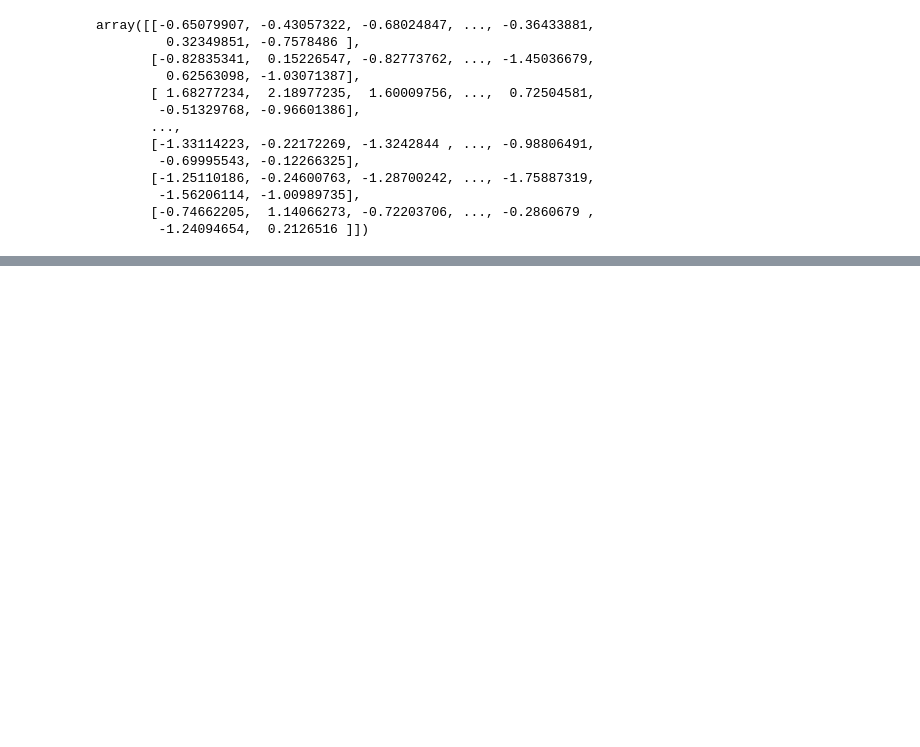
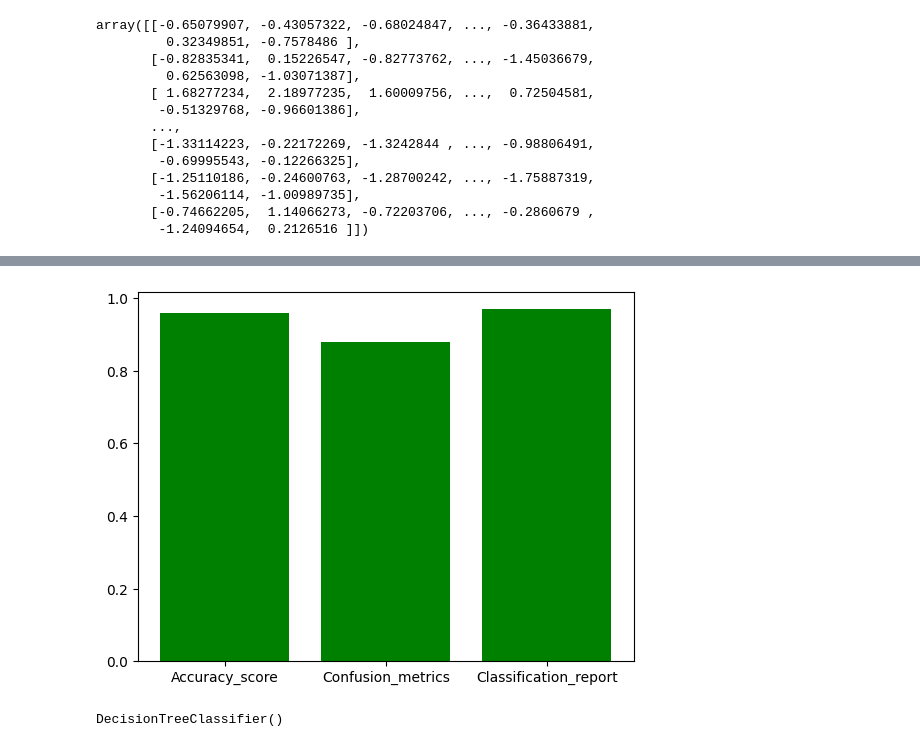
Before and after one commit to Shamiso-Tirivanhu/Breast-Cancer-Detection-Using-Python-Machine-learning-, a Jupyter notebook: Breast_Cancer_Detection_Using_Python_&_Machine_Learning.ipynb, the cells around one changed output, grey strips where cells are left out. Saved outputs shown, nothing was run; the diff lists cells and outputs as text; code cells hidden in the pictures; blank space fills up the shorter version.

```diff
--- a/Breast_Cancer_Detection_Using_Python_&_Machine_Learning.ipynb
+++ b/Breast_Cancer_Detection_Using_Python_&_Machine_Learning.ipynb
@@ -222,0 +379,21 @@ NameError: name 'log' is not defined
+# %%
+# Visualizing the accuracy_score, classification_score and confusion_metrics
+import matplotlib.pyplot as plt
+import seaborn as sns
+
+plt.title = ['Diagramatic representation of accuracy_score,confusion_metrics & classification_report']
+plt.xlabel = ['Dusplay accuracy_score, confusion_metrics & classification_report']
+plt.ylabel = ['SVM']
+x_values = ['Accuracy_score', 'Confusion_metrics', 'Classification_report']
+y_values = [0.96,0.88,0.97]
+plt.bar(x_values,y_values, color='green')
+plt.show()
+# %% [output]
+[figure, added]
+# %%
+#Using rhe Decision tree algorithm
+from sklearn.tree import DecisionTreeClassifier
+dt = DecisionTreeClassifier()
+dt.fit(X_train, Y_train)
+# %% [output]
+DecisionTreeClassifier()
```
Also changed, not shown: parts of 37 cells of this notebook.
